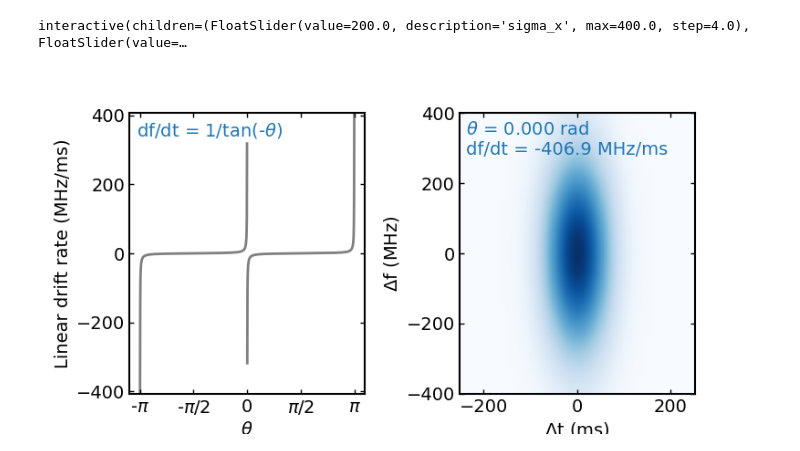
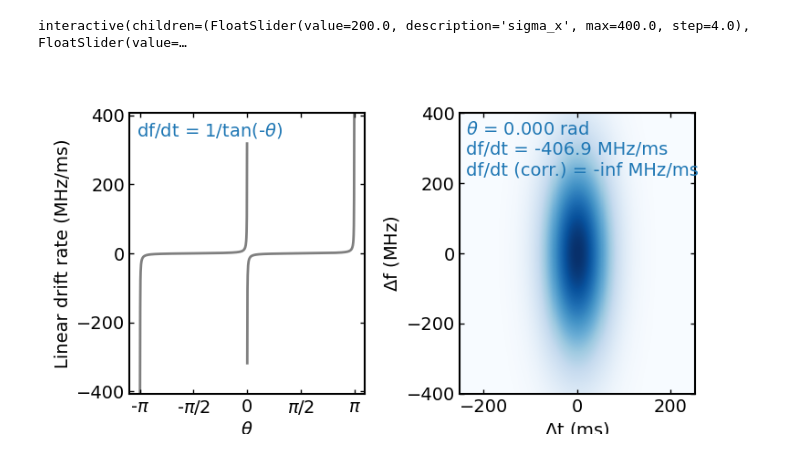
Before and after one commit to zpleunis/dfdt, a Jupyter notebook: docs/drift_rate_definition.ipynb, the cells around one changed output. Drawn from its saved outputs; the diff is of its cells as text; code cells hidden in the pictures.

```diff
--- a/docs/drift_rate_definition.ipynb
+++ b/docs/drift_rate_definition.ipynb
@@ -100,34 +100,44 @@ def update(sigma_x=200, sigma_y=50, theta=0):
     ax1.set_xticks([-np.pi, -np.pi / 2., 0, np.pi / 2., np.pi,])
     ax1.set_xticklabels([r"-$\pi$", r"-$\pi$/2", "0", r"$\pi$/2", r"$\pi$"])
 
     ax1.set_ylim(-bw_mhz / sampling_time_ms, bw_mhz / sampling_time_ms)
 
     ax1.set_xlabel(r"$\theta$")
     ax1.set_ylabel("Linear drift rate (MHz/ms)")
 
     # amp, x0, y0, sigma_x, sigma_y, theta, offset
     p0 = [10.0, 0.0, 0.0, sigma_x, sigma_y, theta, 0]
 
     model = gauss_2d((x, y), *p0).reshape(x.shape)
 
     im1 = ax2.imshow(model, aspect="auto", interpolation="nearest",
                      origin="lower", cmap="Blues",
                      extent=(min(dts)-np.diff(dts)[0],
                              max(dts)+np.diff(dts)[0],
                              min(dfs)-np.diff(dfs)[0],
                              max(dfs)+np.diff(dfs)[0]))
 
-    drift_rate = 1. / np.tan(-p0[-2])
+    fitted_theta = p0[-2]
+
+    drift_rate = 1. / np.tan(-fitted_theta)
     ax1.scatter(theta, drift_rate, facecolor="tab:blue", zorder=2)
 
     if drift_rate > bw_mhz / sampling_time_ms:
         drift_rate = bw_mhz / sampling_time_ms
     elif drift_rate < -bw_mhz / sampling_time_ms:
         drift_rate = -bw_mhz / sampling_time_ms
 
+    # correction for symmetries
+    if sigma_y > sigma_x:
+        fitted_theta -= np.pi / 2.
+
+    #fitted_theta = fitted_theta % np.pi
+
+    corrected_drift_rate = 1. / np.tan(-fitted_theta)
+
     ax2.text(xtext, ytext, r"$\theta$ = "+ \
-             "{:.3f} rad\ndf/dt = {:.1f} MHz/ms".format(
-             theta, drift_rate), ha="left", va="top", color="tab:blue")
+             "{:.3f} rad\ndf/dt = {:.1f} MHz/ms\ndf/dt (corr.) = {:.1f} MHz/ms".format(
+             theta, drift_rate, corrected_drift_rate), ha="left", va="top", color="tab:blue")
 # %% [output]
 interactive(children=(FloatSlider(value=200.0, description='sigma_x', max=400.0, step=4.0), FloatSlider(value=…
-[figure, old version]
+[figure, new version]
```
Also changed, not shown: 1 other file.
